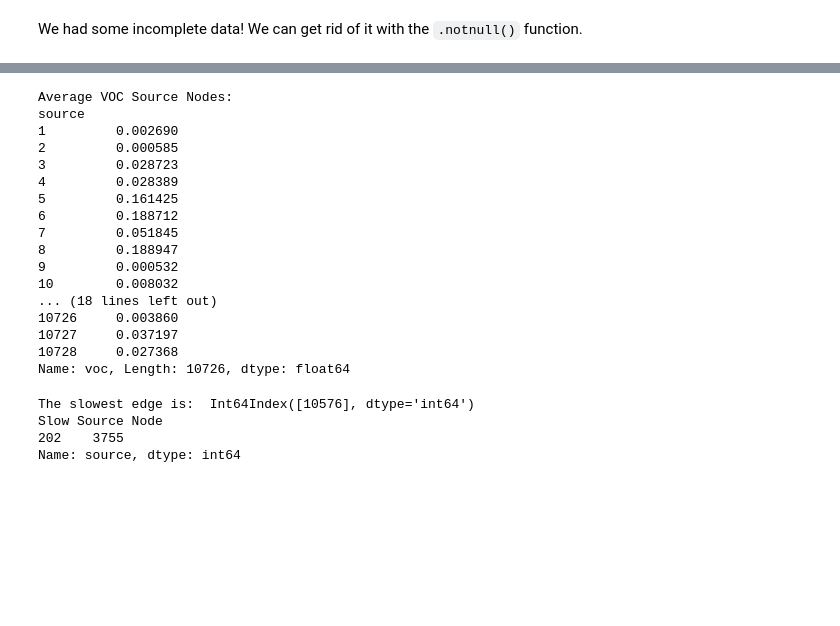
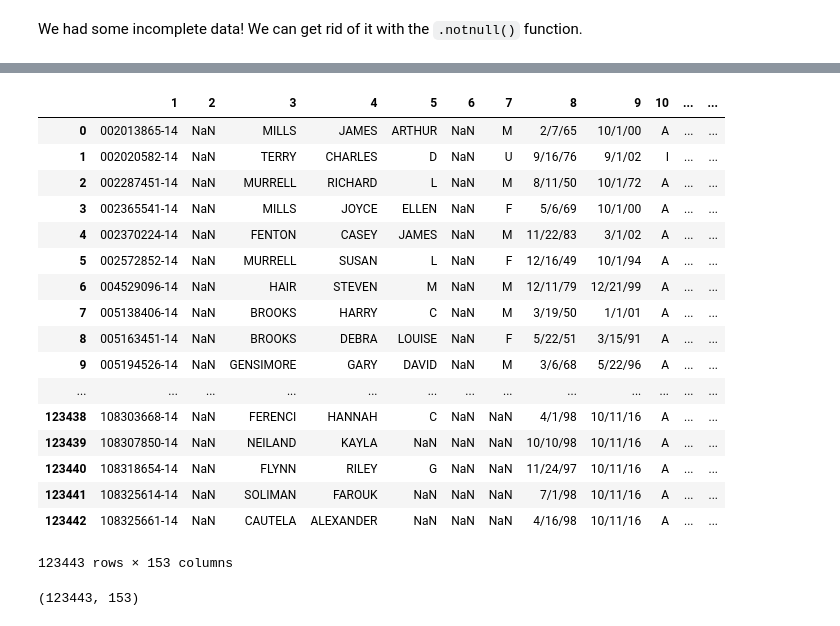
Before and after one commit to civic-data-design-lab/big-data-spring2017, a Jupyter notebook: week3/02. Pandas Introduction.ipynb, the cells around one changed output, grey strips where cells are left out. Drawn from its saved outputs; the diff is of its cells as text; code cells hidden in the pictures; blank space fills up the shorter version.

```diff
--- a/week3/02. Pandas Introduction.ipynb
+++ b/week3/02. Pandas Introduction.ipynb
@@ -296,43 +483,29 @@ Name: gid, Length: 10726, dtype: int64
-# %%
-## average the flow per source and combine
-grouped_voc_source = edges['voc'].groupby(edges['source'])
-average_voc_source = grouped_voc_source.mean()
-print "Average VOC Source Nodes:"
-print average_voc_source
-print
-
-# Get the maximum source node
-maximum_voc_source = average_voc_source.max()
-slow_voc_source = average_voc_source[average_voc_source == maximum_voc_source].index
-# %% [output]
-Average VOC Source Nodes:
-source
-1         0.002690
-2         0.000585
-3         0.028723
-4         0.028389
-5         0.161425
-6         0.188712
-7         0.051845
-8         0.188947
-9         0.000532
-10        0.008032
-... (18 lines left out)
-10726     0.003860
-10727     0.037197
-10728     0.027368
-Name: voc, Length: 10726, dtype: float64
-# %%
-print 'The slowest edge is: ',
-print slow_voc_source
-
-
-# what are we doing with slow source node?
-print "Slow Source Node"
-print edges[edges.gid.isin(slow_voc_source)].source
-print
-# %% [output]
-The slowest edge is:  Int64Index([10576], dtype='int64')
-Slow Source Node
-202    3755
-Name: source, dtype: int64
+# %%
+# Import the file
+# Note: It's a big one! You can work with large files in Pandas with ease.
+df_voters = pd.read_table('data/CENTRE_FVE_20170123.csv', sep=',', low_memory=False)
+df_voters
+# %% [output]
+|  | 1 | 2 | 3 | 4 | 5 | 6 | 7 | 8 | 9 | 10 | ... | ... |
+| 0 | 002013865-14 | NaN | MILLS | JAMES | ARTHUR | NaN | M | 2/7/65 | 10/1/00 | A | ... | ... |
+| 1 | 002020582-14 | NaN | TERRY | CHARLES | D | NaN | U | 9/16/76 | 9/1/02 | I | ... | ... |
+| 2 | 002287451-14 | NaN | MURRELL | RICHARD | L | NaN | M | 8/11/50 | 10/1/72 | A | ... | ... |
+| 3 | 002365541-14 | NaN | MILLS | JOYCE | ELLEN | NaN | F | 5/6/69 | 10/1/00 | A | ... | ... |
+| 4 | 002370224-14 | NaN | FENTON | CASEY | JAMES | NaN | M | 11/22/83 | 3/1/02 | A | ... | ... |
+| 5 | 002572852-14 | NaN | MURRELL | SUSAN | L | NaN | F | 12/16/49 | 10/1/94 | A | ... | ... |
+| 6 | 004529096-14 | NaN | HAIR | STEVEN | M | NaN | M | 12/11/79 | 12/21/99 | A | ... | ... |
+| 7 | 005138406-14 | NaN | BROOKS | HARRY | C | NaN | M | 3/19/50 | 1/1/01 | A | ... | ... |
+| 8 | 005163451-14 | NaN | BROOKS | DEBRA | LOUISE | NaN | F | 5/22/51 | 3/15/91 | A | ... | ... |
+| 9 | 005194526-14 | NaN | GENSIMORE | GARY | DAVID | NaN | M | 3/6/68 | 5/22/96 | A | ... | ... |
+| ... | ... | ... | ... | ... | ... | ... | ... | ... | ... | ... | ... | ... |
+| 123438 | 108303668-14 | NaN | FERENCI | HANNAH | C | NaN | NaN | 4/1/98 | 10/11/16 | A | ... | ... |
+| 123439 | 108307850-14 | NaN | NEILAND | KAYLA | NaN | NaN | NaN | 10/10/98 | 10/11/16 | A | ... | ... |
+| 123440 | 108318654-14 | NaN | FLYNN | RILEY | G | NaN | NaN | 11/24/97 | 10/11/16 | A | ... | ... |
+| 123441 | 108325614-14 | NaN | SOLIMAN | FAROUK | NaN | NaN | NaN | 7/1/98 | 10/11/16 | A | ... | ... |
+| 123442 | 108325661-14 | NaN | CAUTELA | ALEXANDER | NaN | NaN | NaN | 4/16/98 | 10/11/16 | A | ... | ... |
+123443 rows × 153 columns
+# %%
+# Get the row count
+df_voters.shape
+# %% [output]
+(123443, 153)
```
Also changed, not shown: parts of 77 cells of this notebook, 5 other files.
